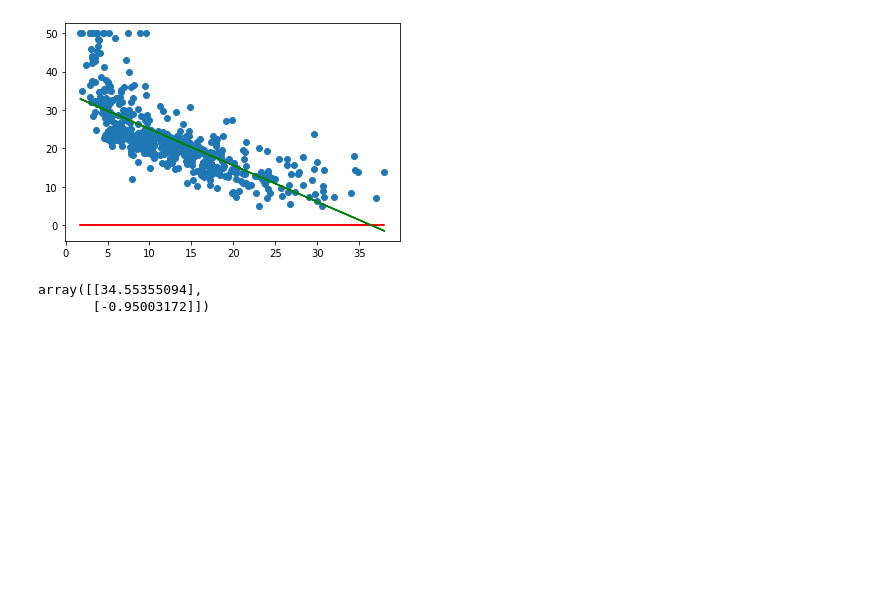
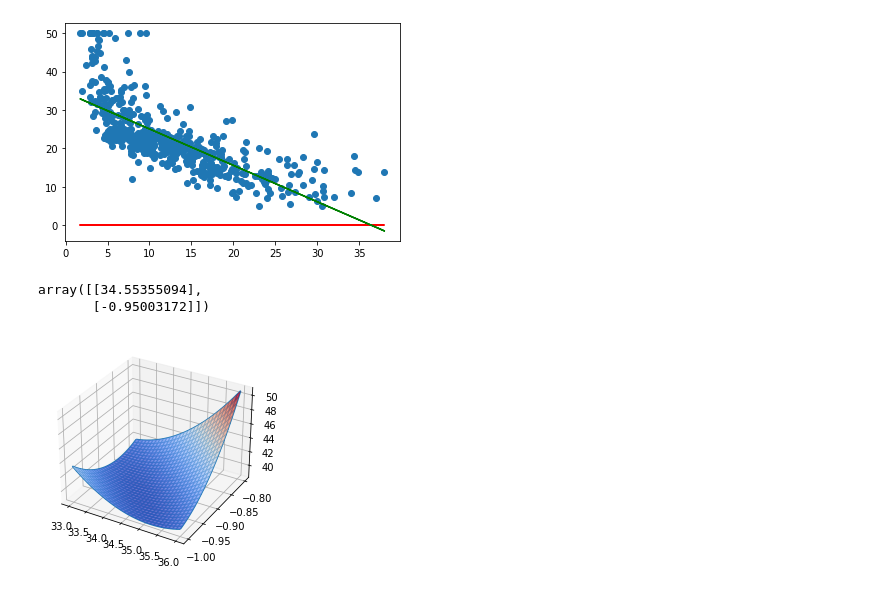
Before and after one commit to wekler/REPA, a Jupyter notebook: 2 Semana - Regressão/exemplo_load_boston.ipynb, the cells around one changed output. Drawn from its saved outputs; the diff is of its cells as text; code cells hidden in the pictures; blank space fills up the shorter version.

Commit message:
Última aula regressão

```diff
--- a/2 Semana - Regressão/exemplo_load_boston.ipynb
+++ b/2 Semana - Regressão/exemplo_load_boston.ipynb
@@ -242,3 +243,35 @@ modelo.w
 [figure]
 array([[34.55355094],
        [-0.95003172]])
+# %%
+from sklearn.metrics import mean_squared_error
+import numpy as np
+w0 = np.linspace(33, 36, 30) #o 33 e o 36 é o iintervalo que contém o resultado anterior (34.55355094). 30 é a quantidade de amostras que serão produzidas.
+w1 = np.linspace(-1, -0.8, 30) #o -1 e o -0.8 é o iintervalo que contém o resultado anterior (0.95003172). 30 é a quantidade de amostras que serão produzidas.
+
+def z_function(W0, W1): #definindo a função
+    modelo = regressao_linear()# cria o modelo de regressão linear
+    Erro = np.empty(W0.shape) # O Erro será uma matriz, podendo ser do do numpy.  O shape será igual ao das outras duas W0 ou W1
+    for j in range(Erro.shape[0]):# Percorrer o j
+            for k in range(Erro.shape[1]): #Percorrer o j
+                modelo.w[0] = W0[j][k] #Modelo será atualizado de acordo com os valores de W0 que foram gerados no meshgrid
+                modelo.w[1] = W1[j][k]#Modelo será atualizado de acordo com os valores de W1 que foram gerados no meshgrid
+                ypred = modelo.predict(X12) #Fazer a predição do modelo com o X12, que é uma variável global
+                mse = mean_squared_error(y, ypred) #Calcular o MSE, que é a função que está sendo reduzida
+                Erro[j][k] = mse
+    return Erro #Retorna o erro após todas as iterações
+
+
+
+ax = plt.axes(projection="3d") # Adicionar um eixo. Fazer uma projeção 3d
+W0, W1 = np.meshgrid(w0, w1) # meshgrid irá criar duas matrizes e jogar em W0 e W1
+Erro = z_function(W0,W1) #Fazer a matriz com os erros, que vai plotar o eixo z
+
+##Agora precisa plotar os resultados
+
+ax.plot_wireframe (W0, W1, Erro)
+ax.plot_surface(W0, W1, Erro, rstride=1, cstride=1, alpha=0.75, cmap='coolwarm', edgecolor='none')
+
+plt.show()
+# %% [output]
+[figure, added]
```
Also changed, not shown: parts of 10 cells of this notebook, 1 other file.
